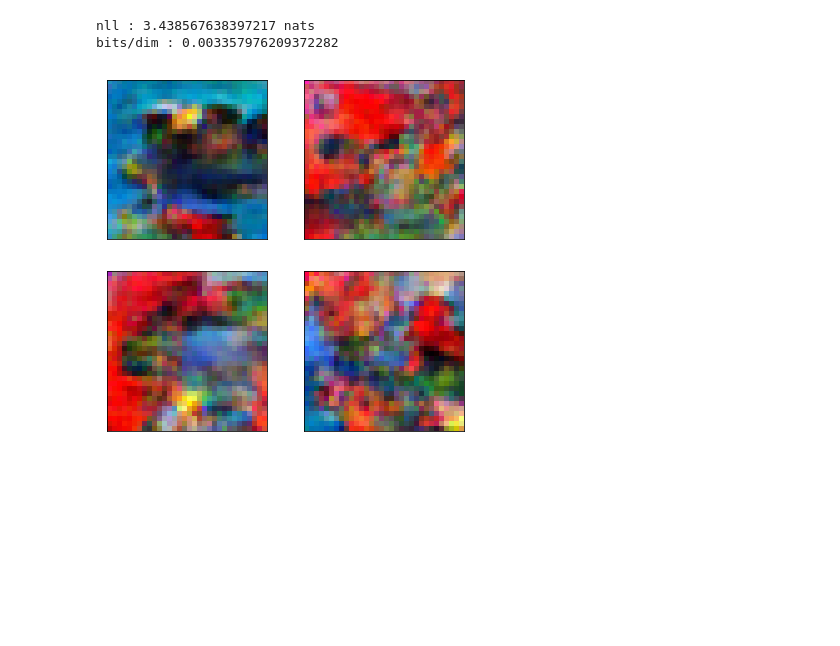
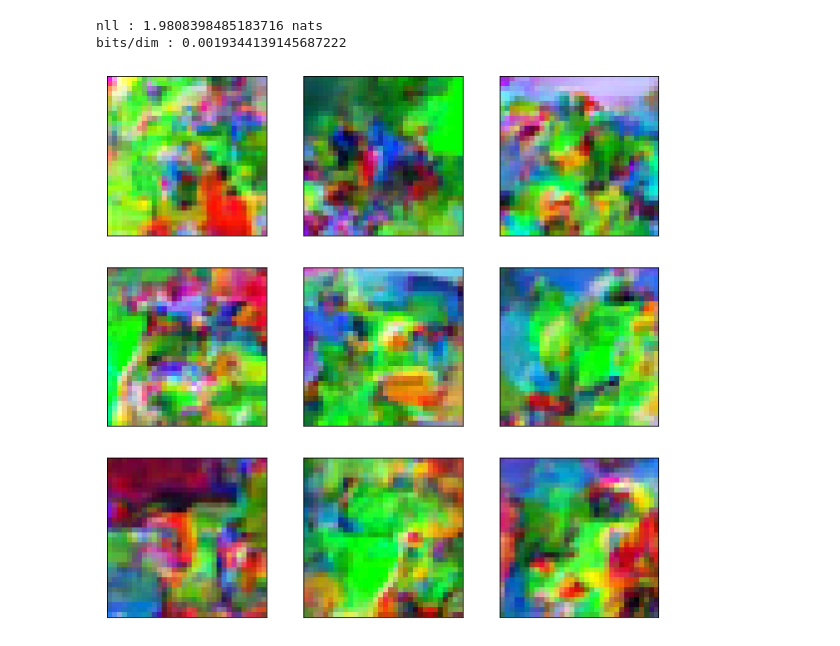
Before and after one commit to Mind-the-Pineapple/Autoregressive-models, a Jupyter notebook: 2 - Modelling data with multiple channels/multichannel_cifar10.ipynb, the cells around one changed output. Drawn from its saved outputs; the diff is of its cells as text; code cells hidden in the pictures; blank space fills up the shorter version.

```diff
--- a/2 - Modelling data with multiple channels/multichannel_cifar10.ipynb
+++ b/2 - Modelling data with multiple channels/multichannel_cifar10.ipynb
@@ -72,9 +54,7 @@ class MaskedConv2D(tf.keras.layers.Layer):
         mask[self.kernel_size // 2, self.kernel_size // 2 + (self.mask_type == 'B'):, :, :] = 0.
         mask[self.kernel_size // 2 + 1:, :, :] = 0.
 
-        self.mask = tf.constant(mask,
-                                dtype=tf.float32,
-                                name='mask')
+        self.mask = tf.constant(mask, dtype=tf.float32, name='mask')
 
     def call(self, input):
         masked_kernel = tf.math.multiply(self.mask, self.kernel)
@@ -148,7 +120,7 @@ Downloading data from https://www.cs.toronto.edu/~kriz/cifar-10-python.tar.gz
 # %%
 # --------------------------------------------------------------------------------------------------------------
 # Quantisize the input data in q levels
-q_levels = 256
+q_levels = 64
 x_train_quantised = quantisize(x_train, q_levels)
 x_test_quantised = quantisize(x_test, q_levels)
 # %%
@@ -187,8 +155,8 @@ pixelcnn = tf.keras.Model(inputs=inputs, outputs=x)
 # %%
 # --------------------------------------------------------------------------------------------------------------
 # Prepare optimizer and loss function
-lr_decay = 0.9995
-learning_rate = 1e-3
+lr_decay = 0.9999
+learning_rate = 5e-3
 optimizer = tf.keras.optimizers.Adam(lr=learning_rate)
 
 compute_loss = tf.keras.losses.CategoricalCrossentropy(from_logits=True)
@@ -212,7 +180,7 @@ def train_step(batch_x, batch_y):
 # %%
 # --------------------------------------------------------------------------------------------------------------
 # Training loop
-n_epochs = 30
+n_epochs = 100
 n_iter = int(np.ceil(x_train_quantised.shape[0] / batch_size))
 for epoch in range(n_epochs):
     start_epoch = time.time()
@@ -264,30 +232,28 @@ for batch_x, batch_y in test_dataset:
 print('nll : {:} nats'.format(np.array(test_loss).mean()))
 print('bits/dim : {:}'.format(np.array(test_loss).mean() / (height * width)))
 # %% [output]
-nll : 3.438567638397217 nats
-bits/dim : 0.003357976209372282
+nll : 1.9808398485183716 nats
+bits/dim : 0.0019344139145687222
 # %%
 # --------------------------------------------------------------------------------------------------------------
 # Generating new images
-samples = (np.random.rand(9, height, width, n_channel) * 0.01).astype('float32')
+samples = np.zeros((9, height, width, n_channel), dtype='float32')
 for i in range(height):
     for j in range(width):
         for k in range(n_channel):
             logits = pixelcnn(samples)
             logits = tf.reshape(logits, [-1, height, width, q_levels, n_channel])
             logits = tf.transpose(logits, perm=[0, 1, 2, 4, 3])
-            probs = tf.nn.softmax(logits)
+            next_sample = tf.random.categorical(logits[:, i, j, k, :], 1)
+            samples[:, i, j, k] = (next_sample.numpy() / (q_levels - 1))[:, 0]
 
-            next_sample = probs[:, i, j, k, :]
-            samples[:, i, j, k] = sample_from(next_sample.numpy()) / (q_levels - 1)
+
+fig = plt.figure(figsize=(10, 10))
+for i in range(9):
+    ax = fig.add_subplot(3, 3, i+1)
+    ax.imshow(samples[i, :, :, :])
+    plt.xticks(np.array([]))
+    plt.yticks(np.array([]))
+plt.show()
+# %% [output]
+[figure, added]
-# %%
-fig = plt.figure(figsize=(10, 10))
-for x in range(1, 3):
-    for y in range(1, 3):
-        ax = fig.add_subplot(3, 3, 3 * y + x)
-        ax.imshow(samples[3 * y + x, :, :, :])
-        plt.xticks(np.array([]))
-        plt.yticks(np.array([]))
-plt.show()
-# %% [output]
-[figure, removed]
```
Also changed, not shown: parts of 6 cells of this notebook, 1 other file.
